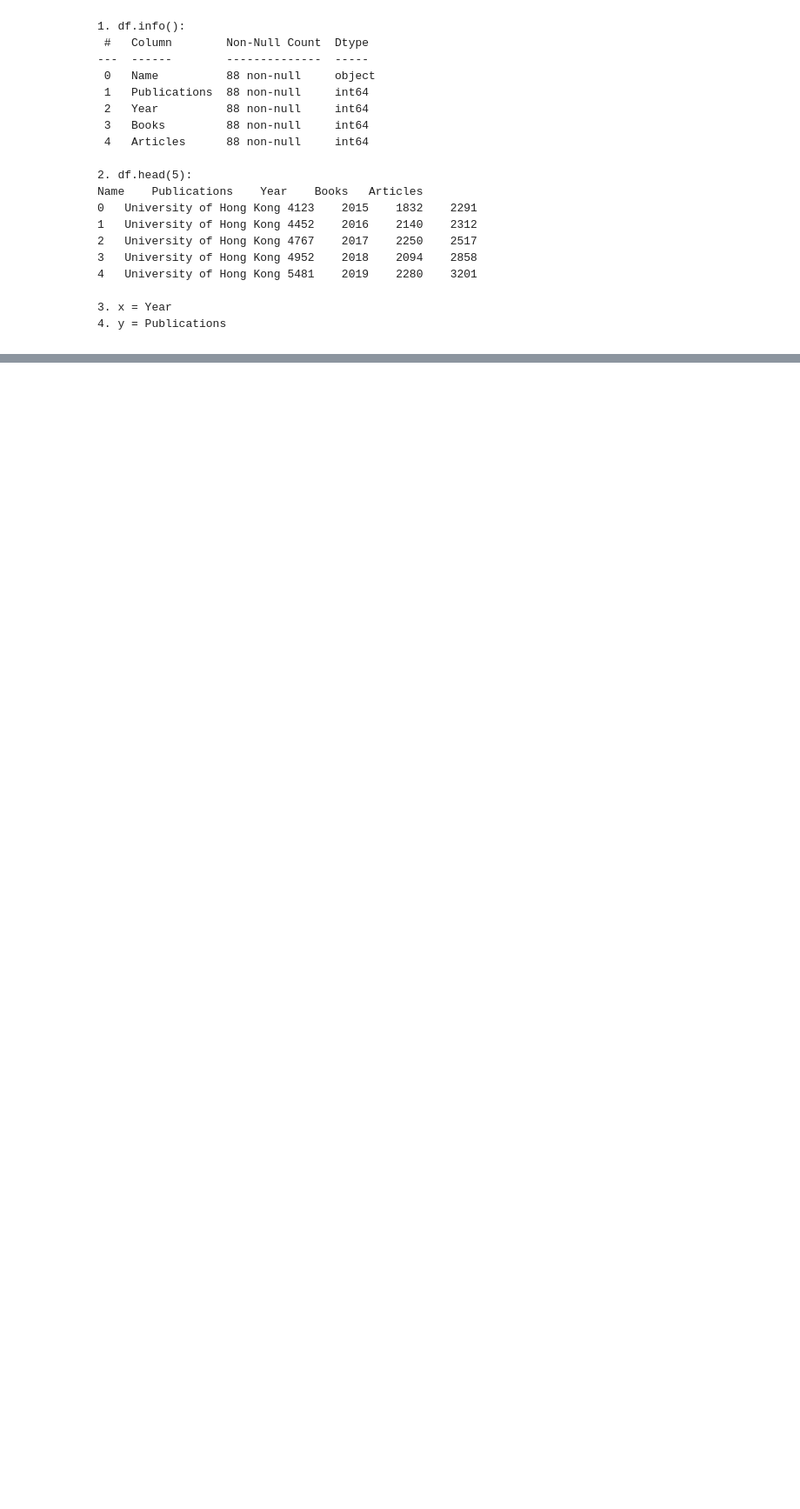
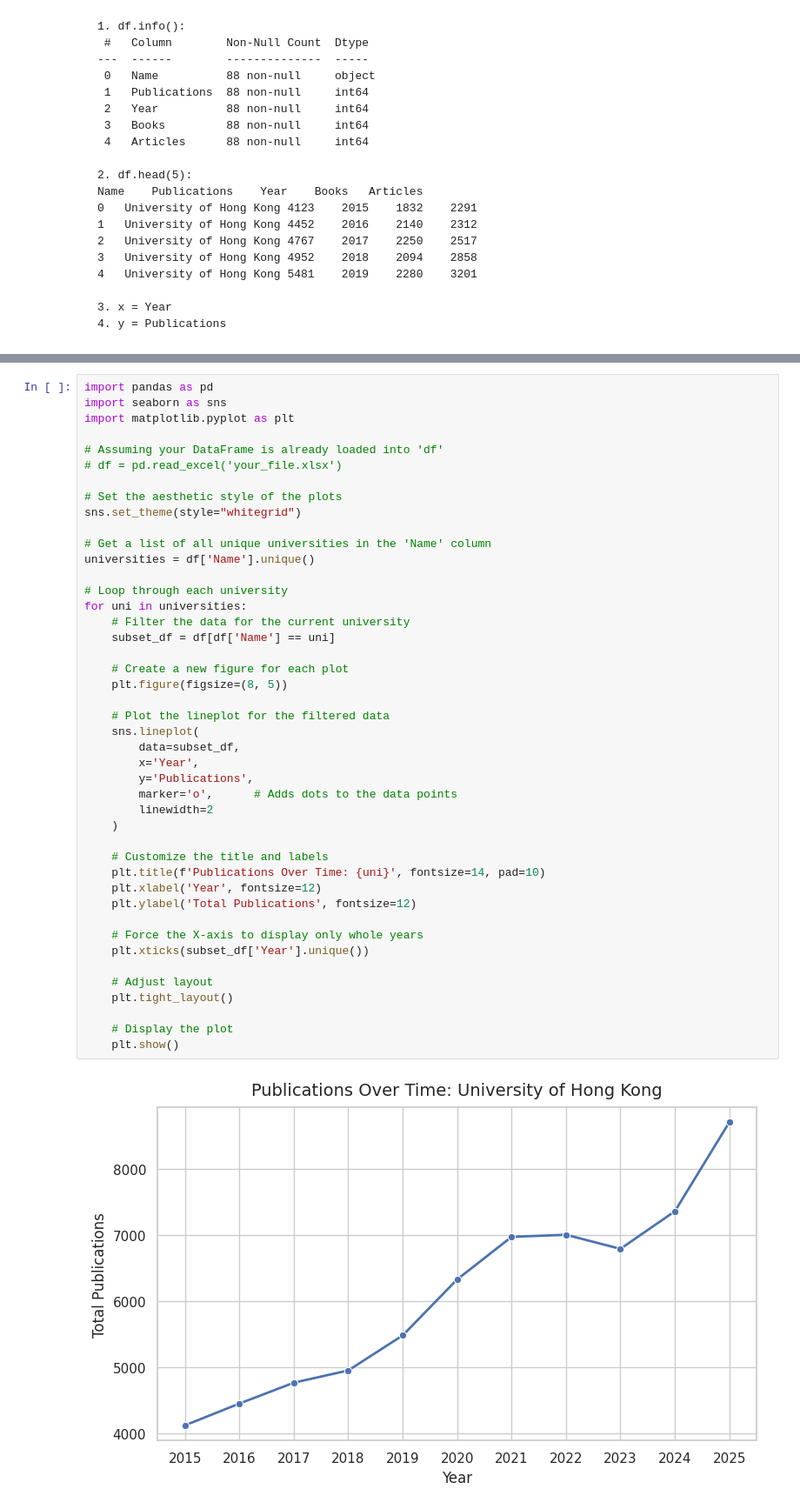
Before and after one commit to michaely-p/202611_workshop, a Jupyter notebook: vibe_coding_workshop_20261022.ipynb, the cells around one changed output, grey strips where cells are left out. Shown at 87% size. Cells and saved outputs as stored; diff of their text form; blank space fills up the shorter version.

```diff
--- a/vibe_coding_workshop_20261022.ipynb
+++ b/vibe_coding_workshop_20261022.ipynb
@@ -314,0 +276,46 @@ for university, university_df in df.groupby("Name"):
+# %%
+import pandas as pd
+import seaborn as sns
+import matplotlib.pyplot as plt
+
+# Assuming your DataFrame is already loaded into 'df'
+# df = pd.read_excel('your_file.xlsx')
+
+# Set the aesthetic style of the plots
+sns.set_theme(style="whitegrid")
+
+# Get a list of all unique universities in the 'Name' column
+universities = df['Name'].unique()
+
+# Loop through each university
+for uni in universities:
+    # Filter the data for the current university
+    subset_df = df[df['Name'] == uni]
+
+    # Create a new figure for each plot
+    plt.figure(figsize=(8, 5))
+
+    # Plot the lineplot for the filtered data
+    sns.lineplot(
+        data=subset_df,
+        x='Year',
+        y='Publications',
+        marker='o',      # Adds dots to the data points
+        linewidth=2
+    )
+
+    # Customize the title and labels
+    plt.title(f'Publications Over Time: {uni}', fontsize=14, pad=10)
+    plt.xlabel('Year', fontsize=12)
+    plt.ylabel('Total Publications', fontsize=12)
+
+    # Force the X-axis to display only whole years
+    plt.xticks(subset_df['Year'].unique())
+
+    # Adjust layout
+    plt.tight_layout()
+
+    # Display the plot
+    plt.show()
+# %% [output]
+[figure, added]
```
Also changed, not shown: parts of 27 cells of this notebook.
